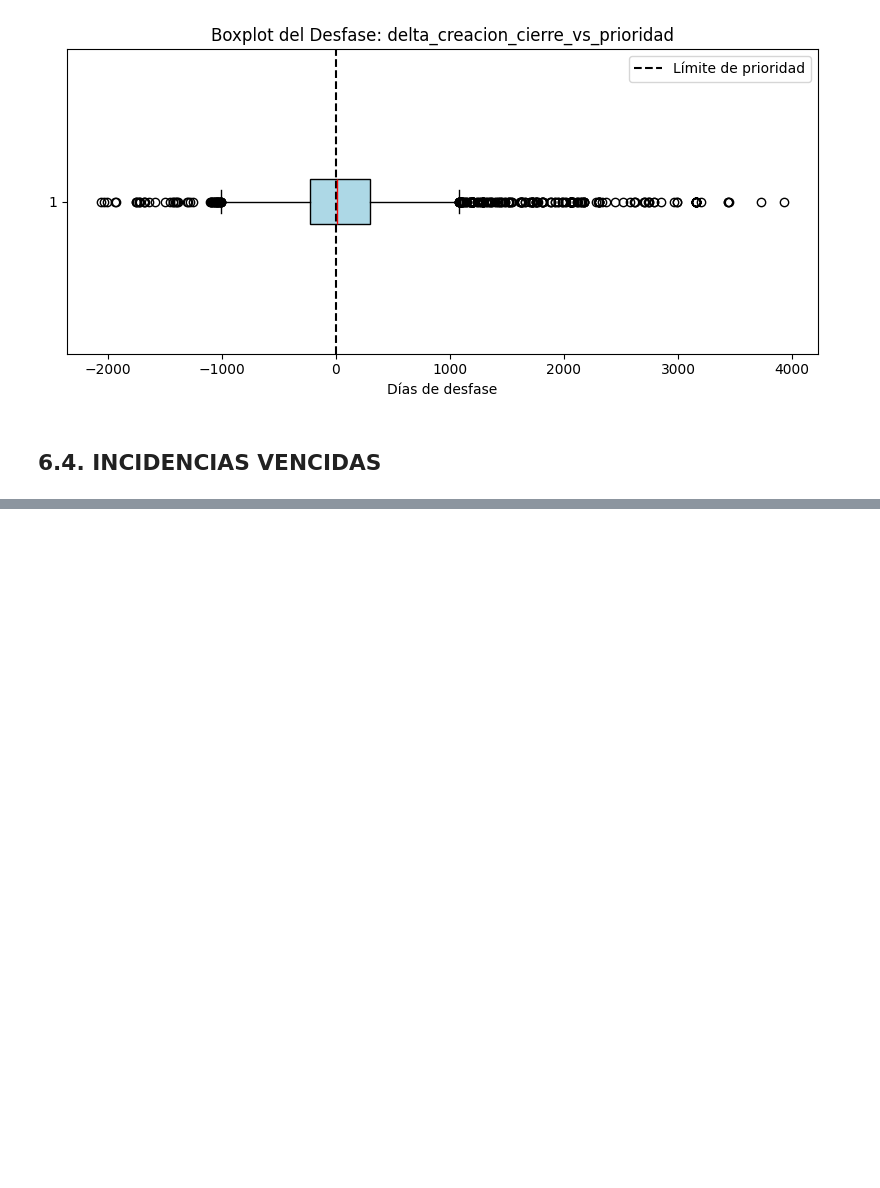
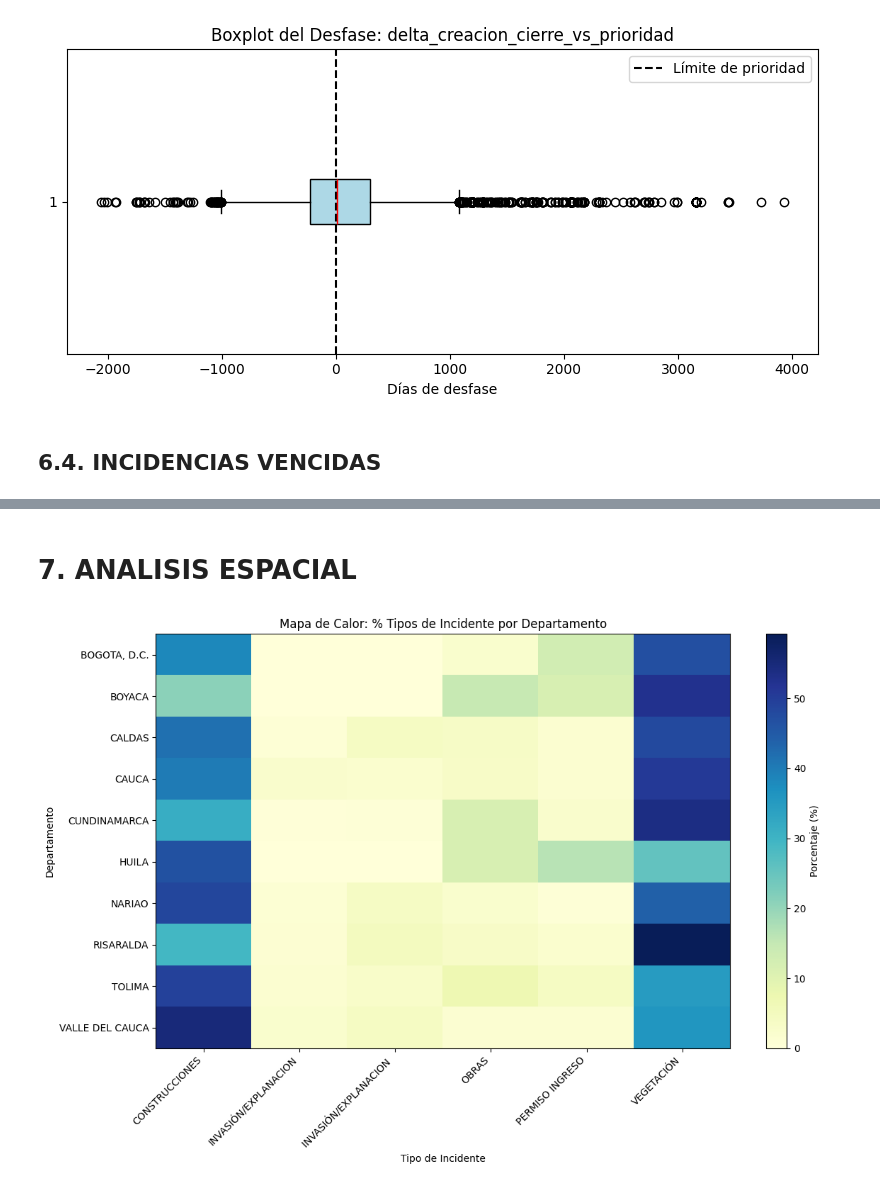
Before and after one commit to WMARBAR/CProgram_incidencias, a Jupyter notebook: constructor4_proyecto_II.ipynb, the cells around one changed output, grey strips where cells are left out. Cells and saved outputs as stored; diff of their text form; code cells hidden in the pictures; blank space fills up the shorter version.

```diff
--- a/constructor4_proyecto_II.ipynb
+++ b/constructor4_proyecto_II.ipynb
@@ -1483,0 +1562,15 @@ evaluar_vencimiento()
+# %%
+# Convertir a datetime, marcando errores como NaT
+df_merged['Creacion'] = pd.to_datetime(df_merged['Creacion'], errors='coerce')
+df_merged['Creacion_limite'] = pd.to_datetime(df_merged['Creacion_limite'], errors='coerce')
+
+# Encontrar fechas inválidas (NaT = Not a Time)
+fechas_invalidas = df_merged[df_merged['Creacion'].isna()]
+print("Fechas inválidas:")
+print(fechas_invalidas)
+
+# Encontrar rangos inconsistentes
+df_merged['rango_valido'] = df_merged['Creacion'] <= df_merged['Creacion_limite']
+rangos_invalidos = df_merged[~df_merged['rango_valido']]
+print("\nRangos inválidos:")
+print(rangos_invalidos)
@@ -1484 +1591,7 @@ evaluar_vencimiento()
+# %% [markdown]
+# 7. ANALISIS ESPACIAL
+# %%
+hmap(df_merged, 'Tipo_incidente', 'Depto')
+# %% [output]
+[figure, added]
 # %%
```
Also changed, not shown: parts of 10 cells of this notebook.
